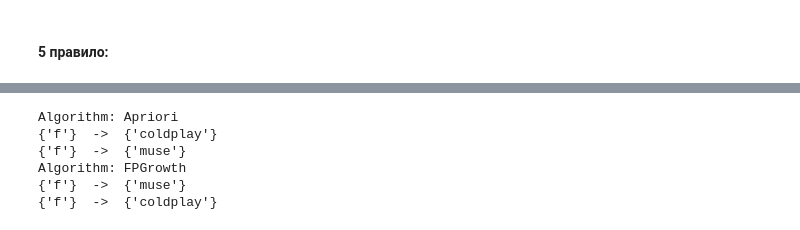
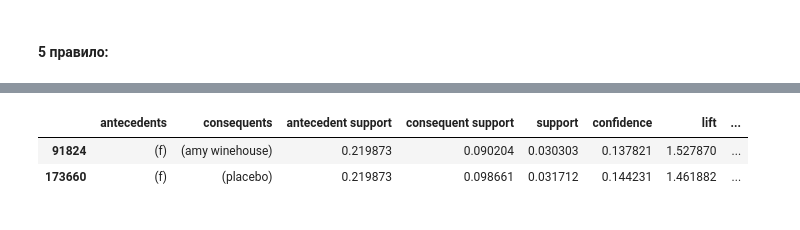
Before and after one commit to anasatasiyazyamzina/AID_2021, a Jupyter notebook: 2/Hometask 2 - LastFM mining.ipynb, the cells around one changed output, grey strips where cells are left out. Saved outputs shown, nothing was run; the diff lists cells and outputs as text; code cells hidden in the pictures.

```diff
--- a/2/Hometask 2 - LastFM mining.ipynb
+++ b/2/Hometask 2 - LastFM mining.ipynb
@@ -400,10 +271,6 @@ Algorithm: FPGrowth
-# %%
-print_res("Apriori", fifth_rule(data_fifth_rule_apriori,min_support , female))
-print_res("FPGrowth", fifth_rule(data_fifth_rule_fpgrowth,min_support , female))
-# %% [output]
-Algorithm: Apriori
-{'f'}  ->  {'coldplay'}
-{'f'}  ->  {'muse'}
-Algorithm: FPGrowth
-{'f'}  ->  {'muse'}
-{'f'}  ->  {'coldplay'}
+# %%
+fifth_rule(data_fifth_rule_fpgrowth,female)
+# %% [output]
+|  | antecedents | consequents | antecedent support | consequent support | support | confidence | lift | ... |
+| 91824 | (f) | (amy winehouse) | 0.219873 | 0.090204 | 0.030303 | 0.137821 | 1.527870 | ... |
+| 173660 | (f) | (placebo) | 0.219873 | 0.098661 | 0.031712 | 0.144231 | 1.461882 | ... |
```
Also changed, not shown: parts of 17 cells of this notebook.
